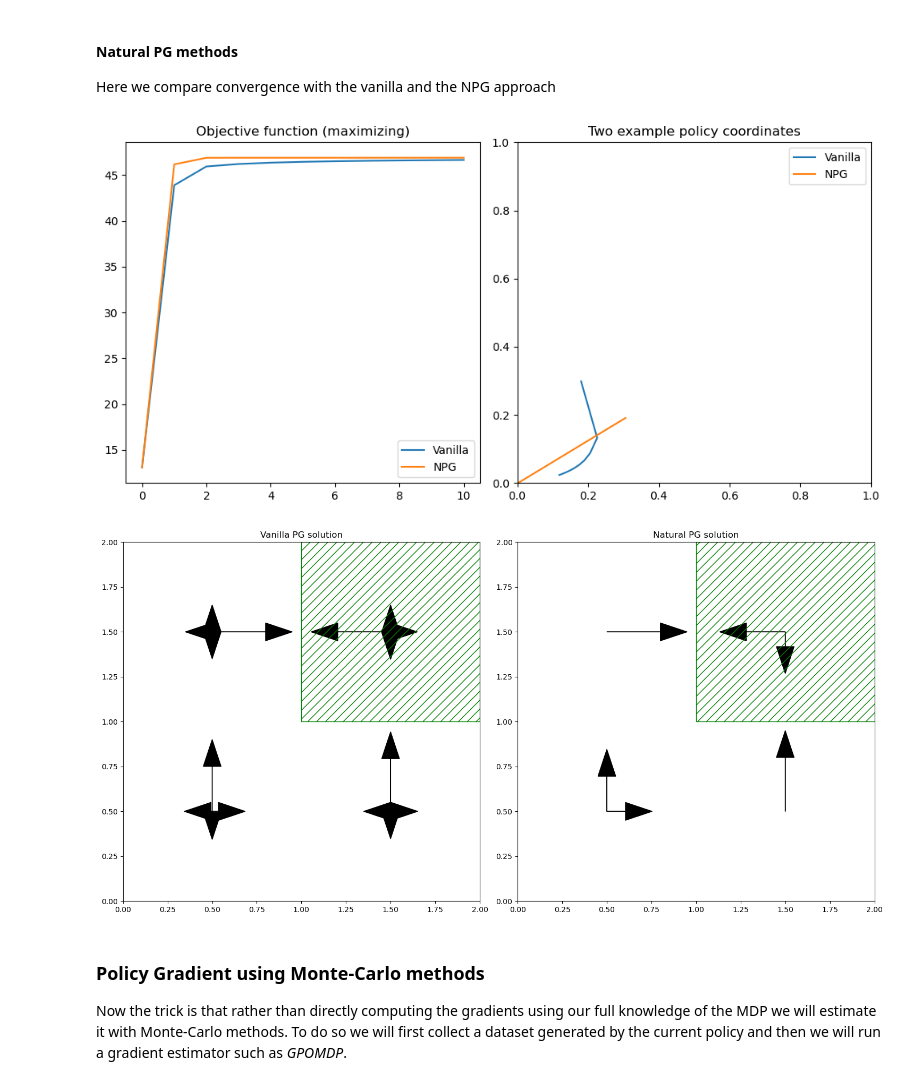
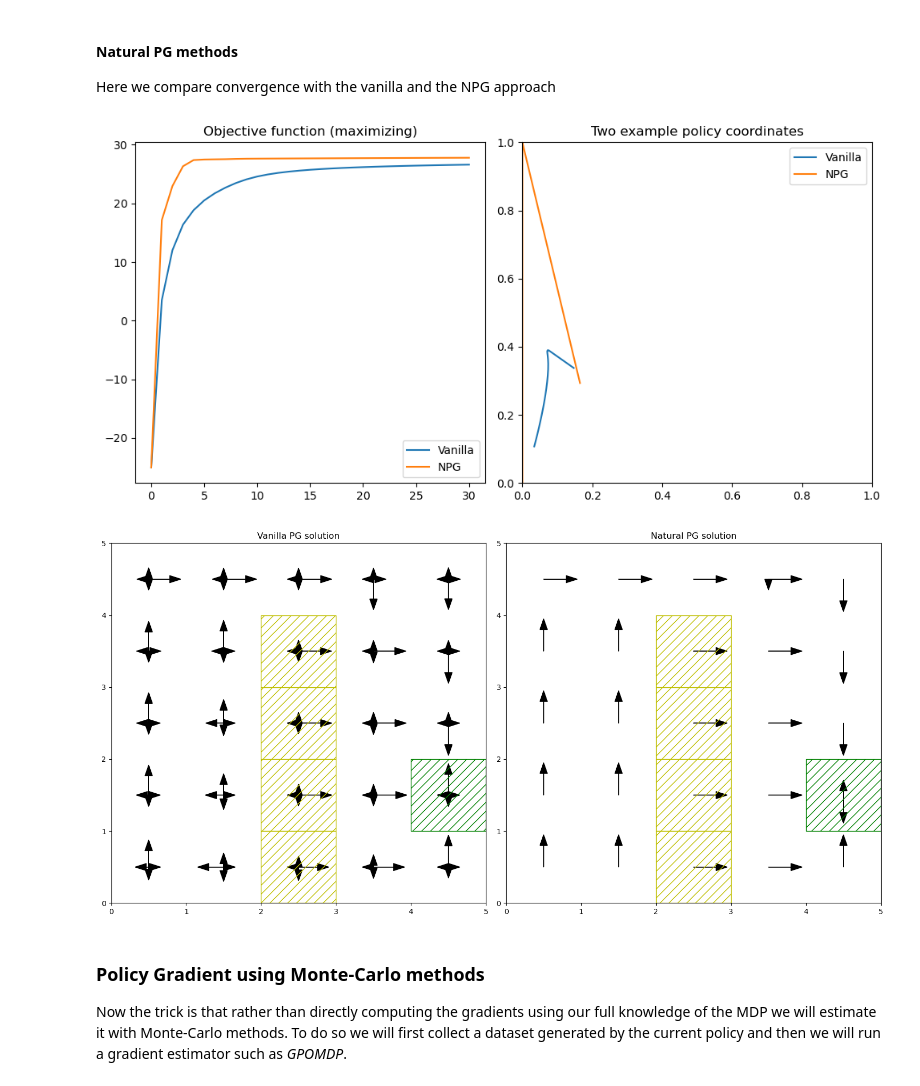
Before and after one commit to RenardDesNeiges/CIRL_Experiments, a Jupyter notebook: pg_experiments.ipynb, the cells around one changed output. Saved outputs shown, nothing was run; the diff lists cells and outputs as text; code cells hidden in the pictures.

```diff
--- a/pg_experiments.ipynb
+++ b/pg_experiments.ipynb
@@ -52,8 +51,10 @@ from jax.config import config; config.update("jax_enable_x64", True)
 # %% [markdown]
 #### Instanciating a Gridworld environment
 # %%
-goals = [((1,1),100)]
-gridMDP = Gridworld(2,2,0.1,0.9,goals=goals,obstacles=[])
+R = 100
+P = -200
+goals = [((4,1),R),((2,0),P),((2,1),P),((2,2),P),((2,3),P)]
+gridMDP = Gridworld(5,5,0.1,0.9,goals=goals,obstacles=[])
 gridMDP.init_distrib =  jnp.exp(jax.random.uniform(key,(gridMDP.n,))) / \
     jnp.sum(jnp.exp(jax.random.uniform(key,(gridMDP.n,))))
 
@@ -68,6 +69,8 @@ plt.show()
 # %% [markdown]
 ### Policy Gradient using First order oracles
 # %%
+STEPS = 30
+LR = 1
 theta = jax.random.uniform(key,(gridMDP.n,gridMDP.m))
 pi_theta = nn.softmax(theta,axis=1)
 
@@ -77,12 +80,12 @@ vanillaGrad = vanillaGradOracle(gridMDP, None, key, parametrization, 1,1)
 def logger(theta):
     return {
         'theta': theta,
-        'pi': nn.softmax(theta,axis=1),
-        'J': gridMDP.J(nn.softmax(theta,axis=1))
+        'pi': parametrization(theta),
+        'J': gridMDP.J(parametrization(theta))
     }
 
 alg = PolicyGradientMethod(gridMDP,key,vanillaGrad,logger)
-log, theta = alg.train(10,1)
+log, theta = alg.train(STEPS,LR)
 # %%
 pis=jnp.stack([e['pi'] for e in log])
 js=jnp.stack([e['J'] for e in log])
@@ -139,30 +142,33 @@ $$
 
 Here we compare convergence with the vanilla and the NPG approach
 # %%
+STEPS = 30
+V_LR = 1
+N_LR = 1e-1
 naturalGrad = naturalGradOracle(gridMDP, None, key, parametrization, 1,1)
 
 alg_vanilla = PolicyGradientMethod(gridMDP,key,vanillaGrad,logger)
 alg_natural = PolicyGradientMethod(gridMDP,key,naturalGrad,logger)
 
-log_vpg, t_v = alg_vanilla.train(10,1)
-log_npg, t_n = alg_natural.train(10,1e-1)
+log_vpg, t_v = alg_vanilla.train(STEPS,V_LR)
+log_npg, t_n = alg_natural.train(STEPS,N_LR)
 
 fig, ax = plt.subplots(1,2,figsize=(10,5))
 ax[0].set_title('Objective function (maximizing)');ax[1].set_title('Two example policy coordinates')
 
 pis=jnp.stack([e['pi'] for e in log_vpg])
 js=jnp.stack([e['J'] for e in log_vpg])
 ax[0].plot(js); ax[1].plot(pis[:,0,0],pis[:,0,1])
 pis=jnp.stack([e['pi'] for e in log_npg])
 js=jnp.stack([e['J'] for e in log_npg])
 ax[0].plot(js); ax[1].plot(pis[:,1,0],pis[:,1,1])
 ax[1].set_xlim([0,1]);ax[1].set_ylim([0,1])
 ax[0].legend(['Vanilla','NPG'])
 ax[1].legend(['Vanilla','NPG'])
 fig.tight_layout()
 plt.show()
 # %% [output]
-[figure, old version]
+[figure, new version]
 # %%
 fig, ax = plt.subplots(1,2,figsize=(1.5*10,1.5*5))
 gridplot(gridMDP,ax[0],stochastic_policy=nn.softmax(t_v,axis=1),goals=goals)
@@ -171,7 +177,7 @@ gridplot(gridMDP,ax[1],stochastic_policy=nn.softmax(t_n,axis=1),goals=goals)
 ax[1].set_title('Natural PG solution')
 fig.tight_layout()
 # %% [output]
-[figure, old version]
+[figure, new version]
 # %% [markdown]
 ### Policy Gradient using Monte-Carlo methods
 
```
Also changed, not shown: parts of 23 cells of this notebook, 3 other files.
